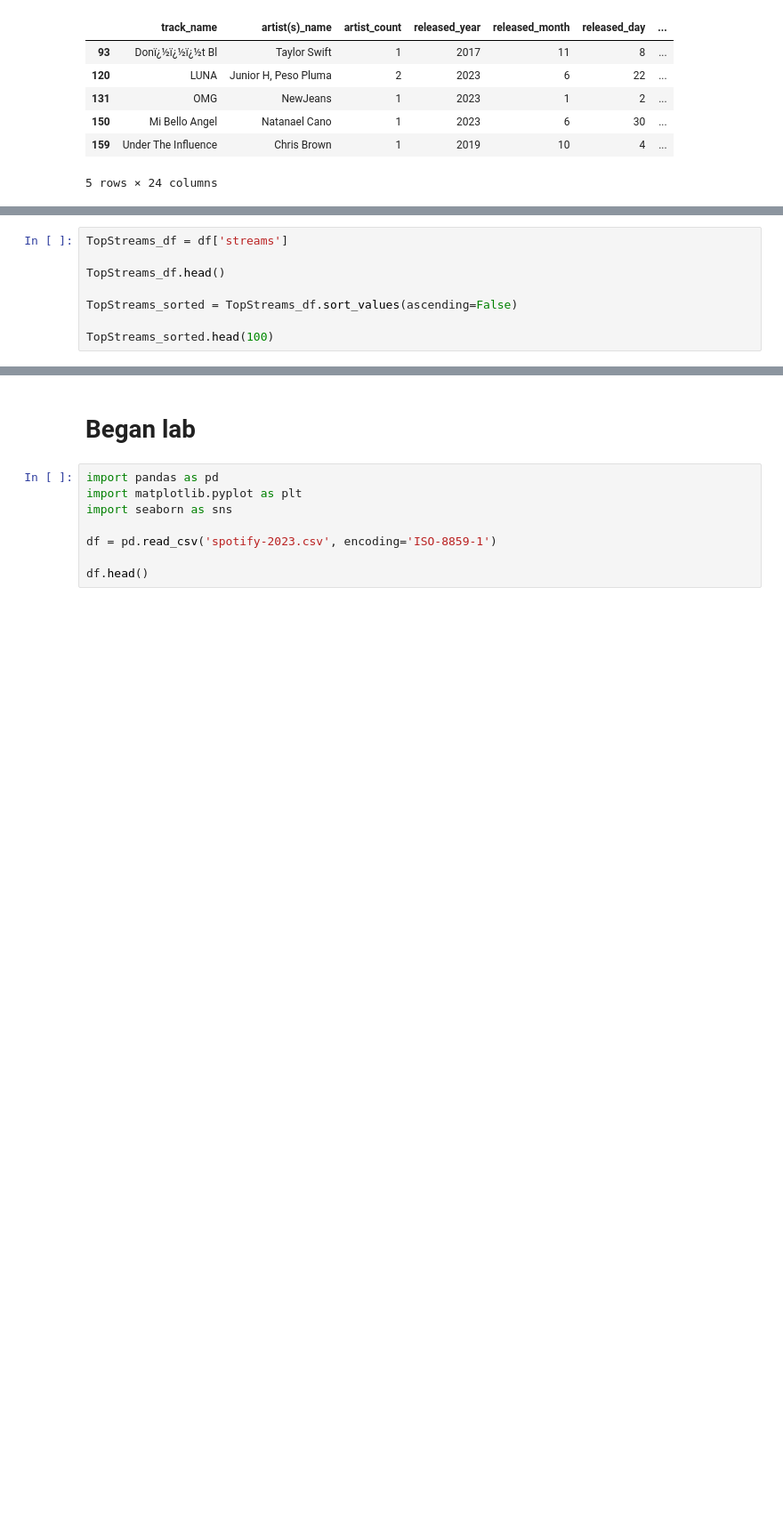
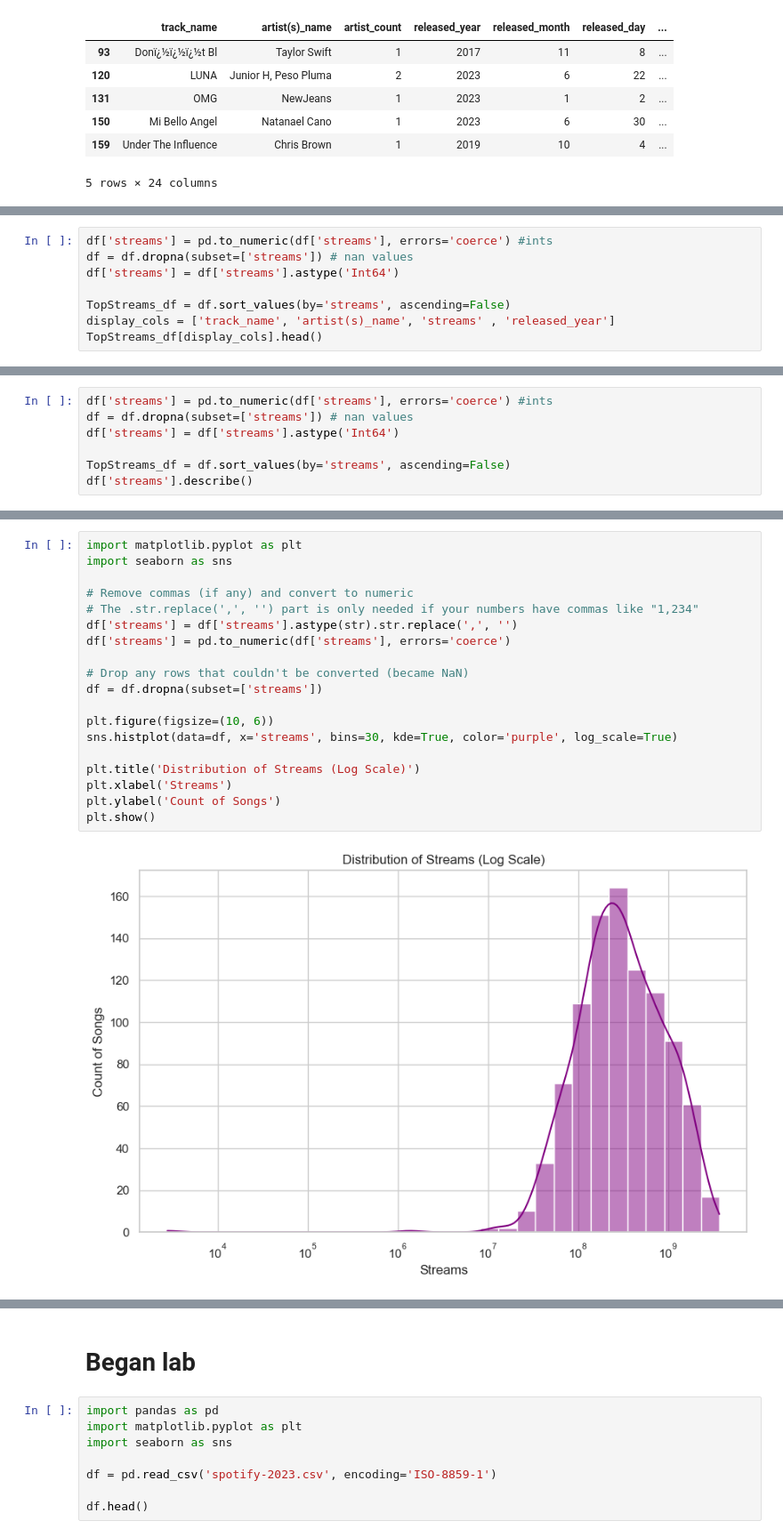
Before and after one commit to Umbretemp/Data_Visualization_And_Modeling, a Jupyter notebook: Lab/1.3 Data Visualization Lab.ipynb, the cells around one changed output, grey strips where cells are left out. Shown at 89% size. Cells and saved outputs as stored; diff of their text form; blank space fills up the shorter version.

Commit message:
sorted streams column of data, and added graphic to conclusion

```diff
--- a/Lab/1.3 Data Visualization Lab.ipynb
+++ b/Lab/1.3 Data Visualization Lab.ipynb
@@ -93,9 +107,9 @@ filtered_df.head()
 # %%
-TopStreams_df = df['streams']
+df['streams'] = pd.to_numeric(df['streams'], errors='coerce') #ints
+df = df.dropna(subset=['streams']) # nan values
+df['streams'] = df['streams'].astype('Int64')
 
-TopStreams_df.head()
-
-TopStreams_sorted = TopStreams_df.sort_values(ascending=False)
-
-TopStreams_sorted.head(100)
+TopStreams_df = df.sort_values(by='streams', ascending=False)
+display_cols = ['track_name', 'artist(s)_name', 'streams' , 'released_year']
+TopStreams_df[display_cols].head()
 # %% [output]
@@ -125,0 +122,7 @@ average_bpm_df.head()
+# %%
+df['streams'] = pd.to_numeric(df['streams'], errors='coerce') #ints
+df = df.dropna(subset=['streams']) # nan values
+df['streams'] = df['streams'].astype('Int64')
+
+TopStreams_df = df.sort_values(by='streams', ascending=False)
+df['streams'].describe()
@@ -125,0 +139,21 @@ average_bpm_df.head()
+# %%
+import matplotlib.pyplot as plt
+import seaborn as sns
+
+# Remove commas (if any) and convert to numeric
+# The .str.replace(',', '') part is only needed if your numbers have commas like "1,234"
+df['streams'] = df['streams'].astype(str).str.replace(',', '')
+df['streams'] = pd.to_numeric(df['streams'], errors='coerce')
+
+# Drop any rows that couldn't be converted (became NaN)
+df = df.dropna(subset=['streams'])
+
+plt.figure(figsize=(10, 6))
+sns.histplot(data=df, x='streams', bins=30, kde=True, color='purple', log_scale=True)
+
+plt.title('Distribution of Streams (Log Scale)')
+plt.xlabel('Streams')
+plt.ylabel('Count of Songs')
+plt.show()
+# %% [output]
+[figure, added]
```
Also changed, not shown: parts of 12 cells of this notebook.
